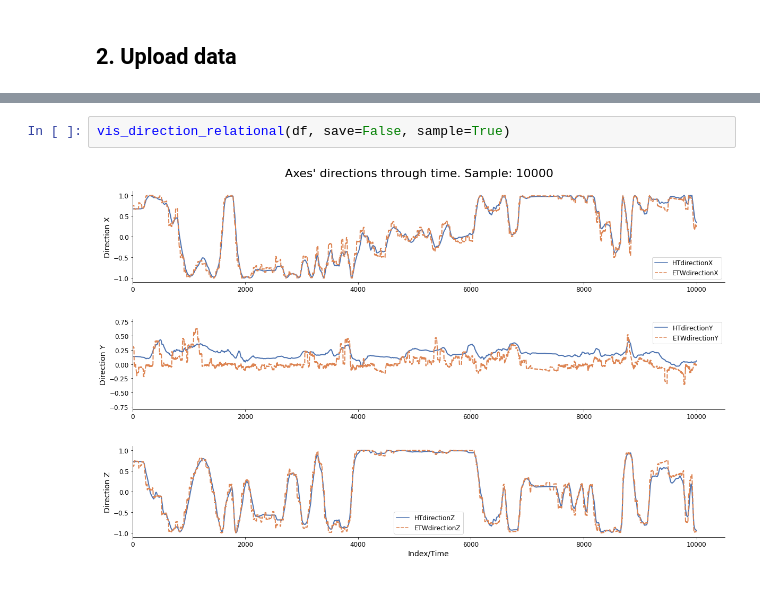
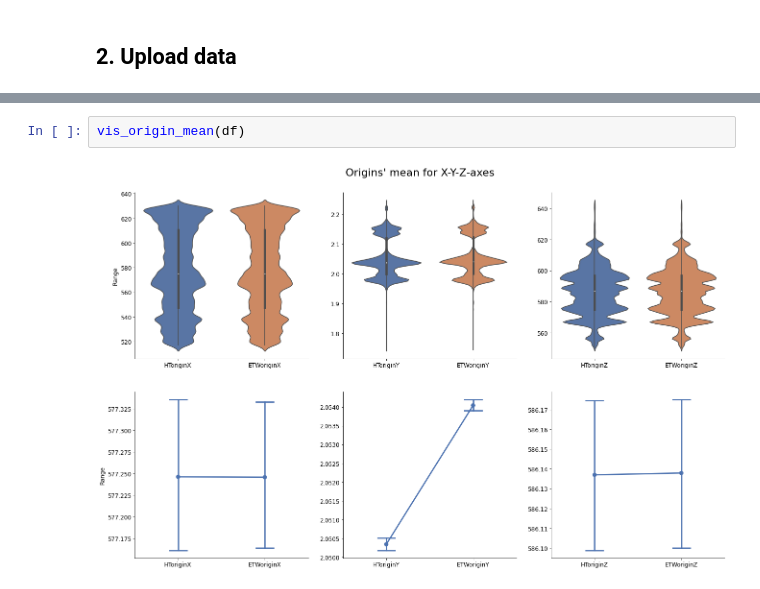
Before and after one commit to JohnMadrid/VillageBehavioralWalk, a Jupyter notebook: eye_head_comparison.ipynb, the cells around one changed output, grey strips where cells are left out. Saved outputs shown, nothing was run; the diff lists cells and outputs as text.

```diff
--- a/eye_head_comparison.ipynb
+++ b/eye_head_comparison.ipynb
@@ -312,4 +344,4 @@ vis_x_axis(df, save=False)
-# %%
-vis_direction_relational(df, save=False, sample=True)
-# %% [output]
-[figure, removed]
+# %%
+vis_origin_mean(df)
+# %% [output]
+[figure, added]
```
Also changed, not shown: parts of 11 cells of this notebook, 2 other files.
